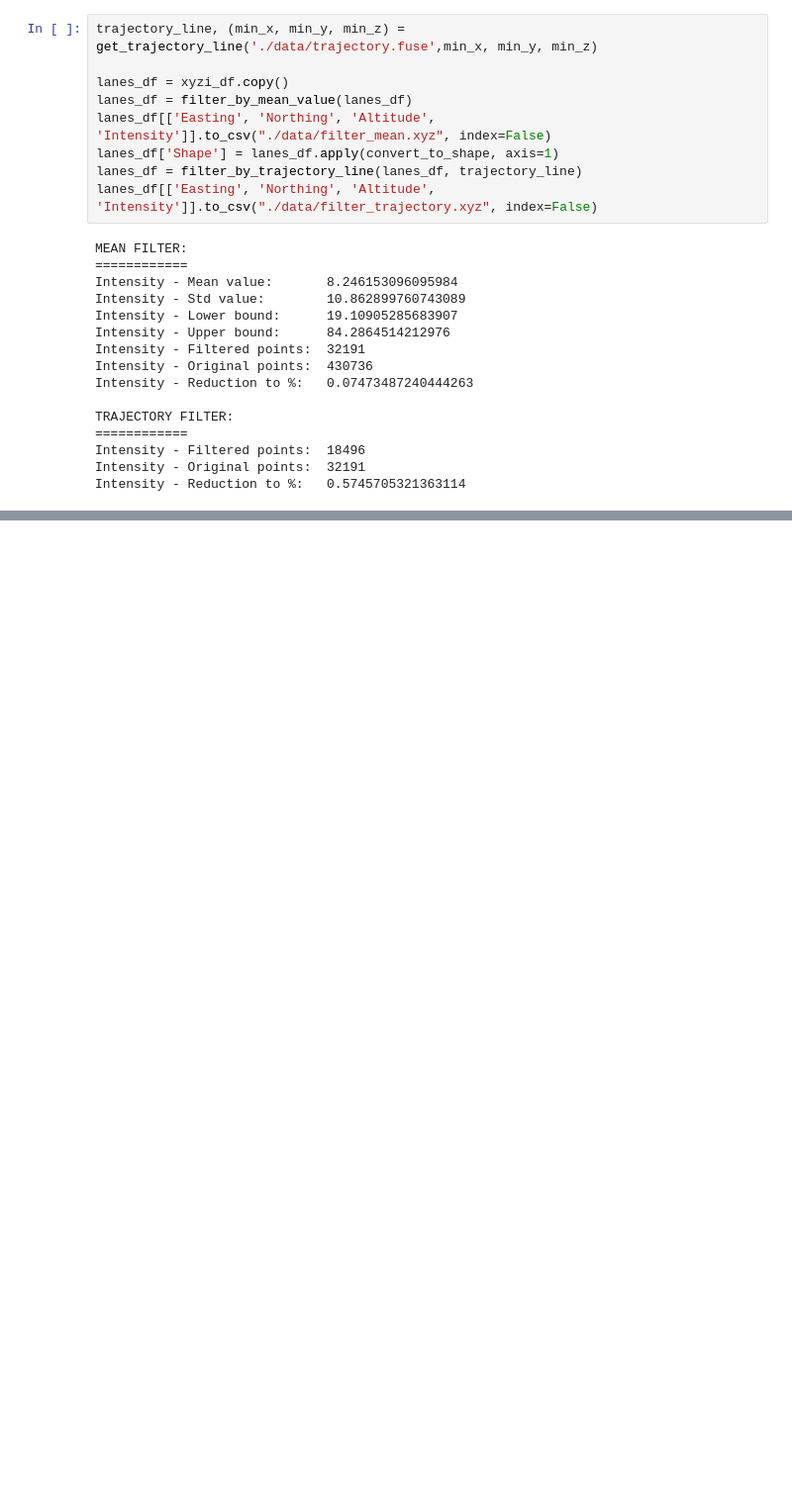
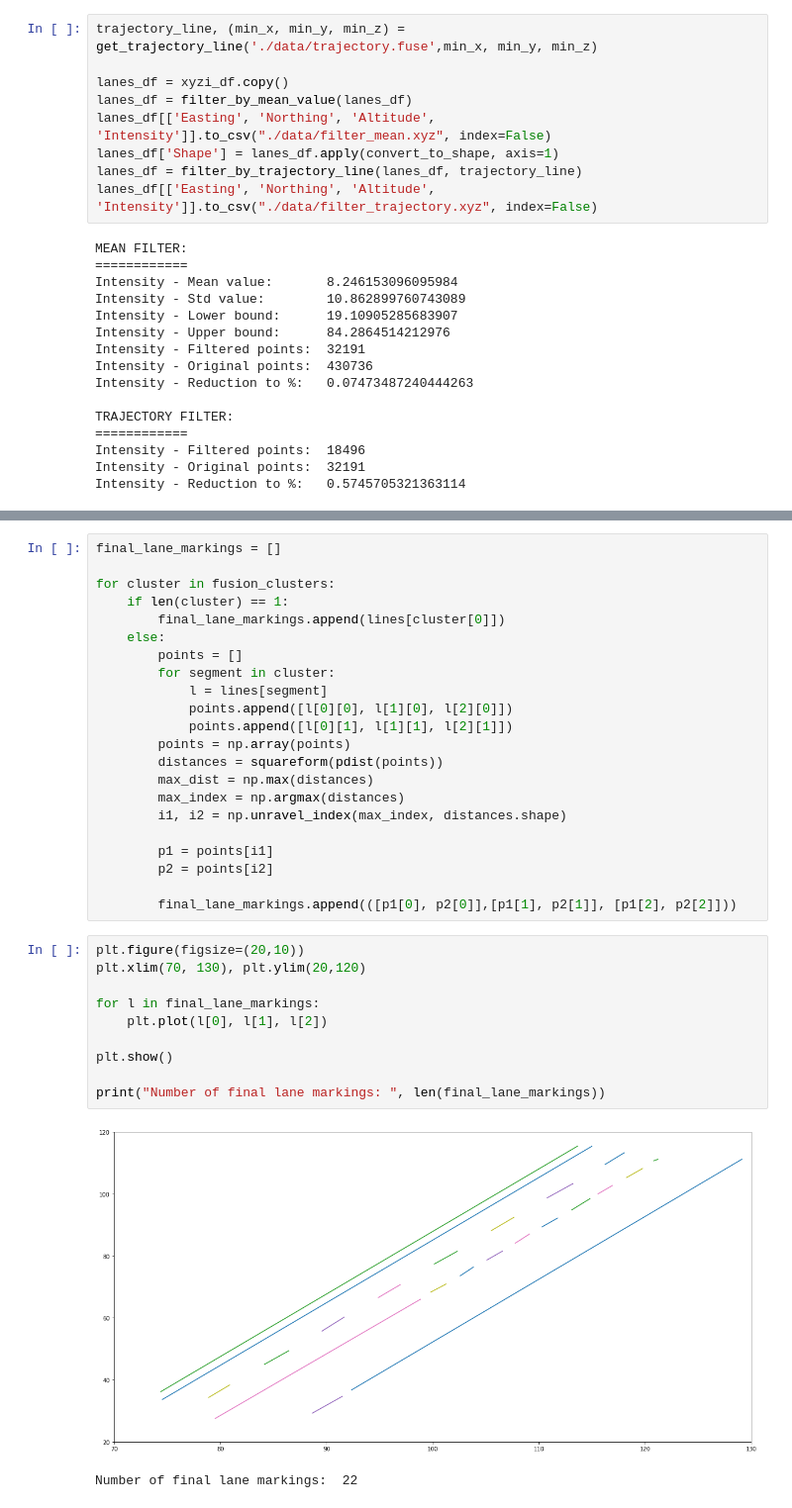
Before and after one commit to Lukas-Justen/Lane-Marking-Detection, a Jupyter notebook: Pointcloud_LaneMarking_Detection.ipynb, the cells around one changed output, grey strips where cells are left out. Shown at 99% size. Drawn from its saved outputs; the diff is of its cells as text; blank space fills up the shorter version.

```diff
--- a/Pointcloud_LaneMarking_Detection.ipynb
+++ b/Pointcloud_LaneMarking_Detection.ipynb
@@ -260,0 +320,35 @@ plt.show()
+# %%
+final_lane_markings = []
+
+for cluster in fusion_clusters:
+    if len(cluster) == 1:
+        final_lane_markings.append(lines[cluster[0]])
+    else:
+        points = []
+        for segment in cluster:
+            l = lines[segment]
+            points.append([l[0][0], l[1][0], l[2][0]])
+            points.append([l[0][1], l[1][1], l[2][1]])
+        points = np.array(points)
+        distances = squareform(pdist(points))
+        max_dist = np.max(distances)
+        max_index = np.argmax(distances)
+        i1, i2 = np.unravel_index(max_index, distances.shape)
+
+        p1 = points[i1]
+        p2 = points[i2]
+
+        final_lane_markings.append(([p1[0], p2[0]],[p1[1], p2[1]], [p1[2], p2[2]]))
+# %%
+plt.figure(figsize=(20,10))
+plt.xlim(70, 130), plt.ylim(20,120)
+
+for l in final_lane_markings:
+    plt.plot(l[0], l[1], l[2])
+
+plt.show()
+
+print("Number of final lane markings: ", len(final_lane_markings))
+# %% [output]
+[figure, added]
+Number of final lane markings:  22
```
Also changed, not shown: parts of 9 cells of this notebook, 4 other files.
